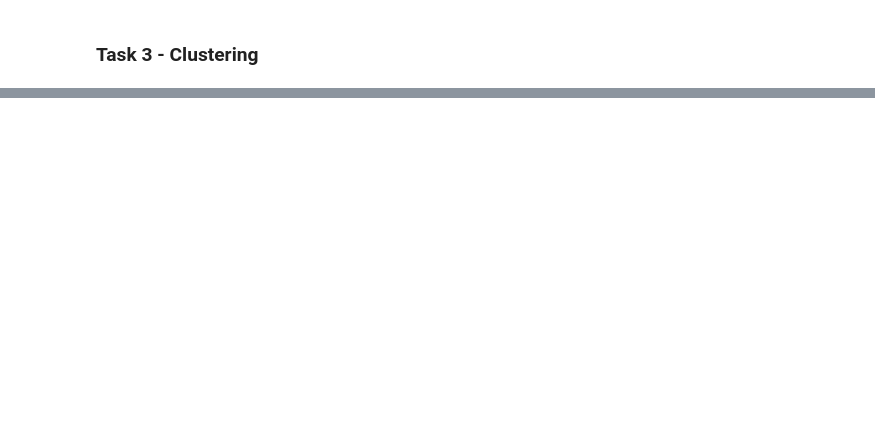
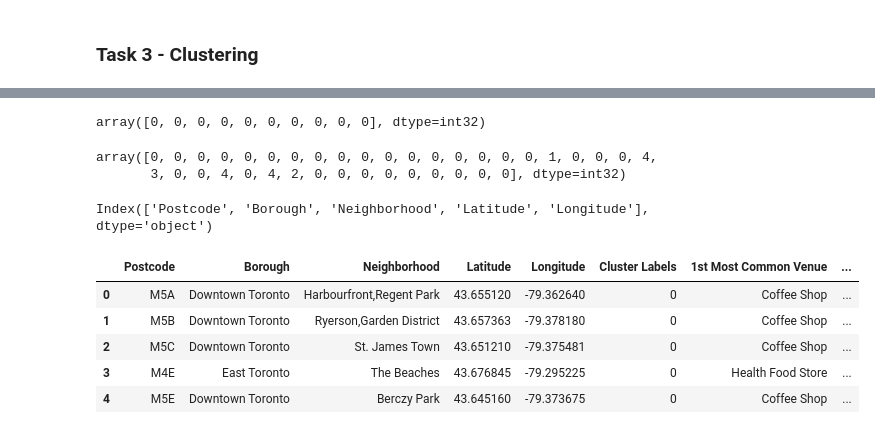
Before and after one commit to sudhirc3/ml, a Jupyter notebook: coursera/CourseraClustering.ipynb, the cells around one changed output, grey strips where cells are left out. Drawn from its saved outputs; the diff is of its cells as text; code cells hidden in the pictures; blank space fills up the shorter version.

```diff
--- a/coursera/CourseraClustering.ipynb
+++ b/coursera/CourseraClustering.ipynb
@@ -238,0 +609,23 @@ dtype: object
+# %%
+# top 10 venues for each neighborhood
+
+num_top_venues = 10
+
+indicators = ['st', 'nd', 'rd']
+
+# create columns according to number of top venues
+columns = ['Neighborhood']
+for ind in np.arange(num_top_venues):
+    try:
+        columns.append('{}{} Most Common Venue'.format(ind+1, indicators[ind]))
+    except:
+        columns.append('{}th Most Common Venue'.format(ind+1))
+
+# create a new dataframe
+neighborhoods_venues_sorted = pd.DataFrame(columns=columns)
+neighborhoods_venues_sorted['Neighborhood'] = toronto_grouped['Neighborhood']
+
+for ind in np.arange(toronto_grouped.shape[0]):
+    neighborhoods_venues_sorted.iloc[ind, 1:] = return_most_common_venues(toronto_grouped.iloc[ind, :], num_top_venues)
+
+neighborhoods_venues_sorted.head()
@@ -238,0 +639,39 @@ dtype: object
+# %%
+# cluster the neighborhoods
+kclusters = 5
+
+toronto_grouped_clustering = toronto_grouped.drop('Neighborhood', 1)
+
+# run k-means clustering
+kmeans = KMeans(n_clusters=kclusters, random_state=0).fit(toronto_grouped_clustering)
+
+# check cluster labels generated for each row in the dataframe
+kmeans.labels_[0:10]
+# %% [output]
+array([0, 0, 0, 0, 0, 0, 0, 0, 0, 0], dtype=int32)
+# %%
+kmeans.labels_[0:50]
+# %% [output]
+array([0, 0, 0, 0, 0, 0, 0, 0, 0, 0, 0, 0, 0, 0, 0, 0, 0, 1, 0, 0, 0, 4,
+       3, 0, 0, 4, 0, 4, 2, 0, 0, 0, 0, 0, 0, 0, 0, 0], dtype=int32)
+# %%
+df4.columns
+# %% [output]
+Index(['Postcode', 'Borough', 'Neighborhood', 'Latitude', 'Longitude'], dtype='object')
+# %%
+# add cluster column to df
+# add clustering labels
+neighborhoods_venues_sorted.insert(0, 'Cluster Labels', kmeans.labels_)
+
+toronto_merged = df4
+# merge toronto_grouped with toronto_data to add latitude/longitude for each nei ghborhood
+toronto_merged = toronto_merged.join(neighborhoods_venues_sorted.set_index('Neighborhood'), on='Neighborhood')
+
+toronto_merged.head()
+# %% [output]
+|  | Postcode | Borough | Neighborhood | Latitude | Longitude | Cluster Labels | 1st Most Common Venue | ... |
+| 0 | M5A | Downtown Toronto | Harbourfront,Regent Park | 43.655120 | -79.362640 | 0 | Coffee Shop | ... |
+| 1 | M5B | Downtown Toronto | Ryerson,Garden District | 43.657363 | -79.378180 | 0 | Coffee Shop | ... |
+| 2 | M5C | Downtown Toronto | St. James Town | 43.651210 | -79.375481 | 0 | Coffee Shop | ... |
+| 3 | M4E | East Toronto | The Beaches | 43.676845 | -79.295225 | 0 | Health Food Store | ... |
+| 4 | M5E | Downtown Toronto | Berczy Park | 43.645160 | -79.373675 | 0 | Coffee Shop | ... |
```
Also changed, not shown: parts of 45 cells of this notebook.
